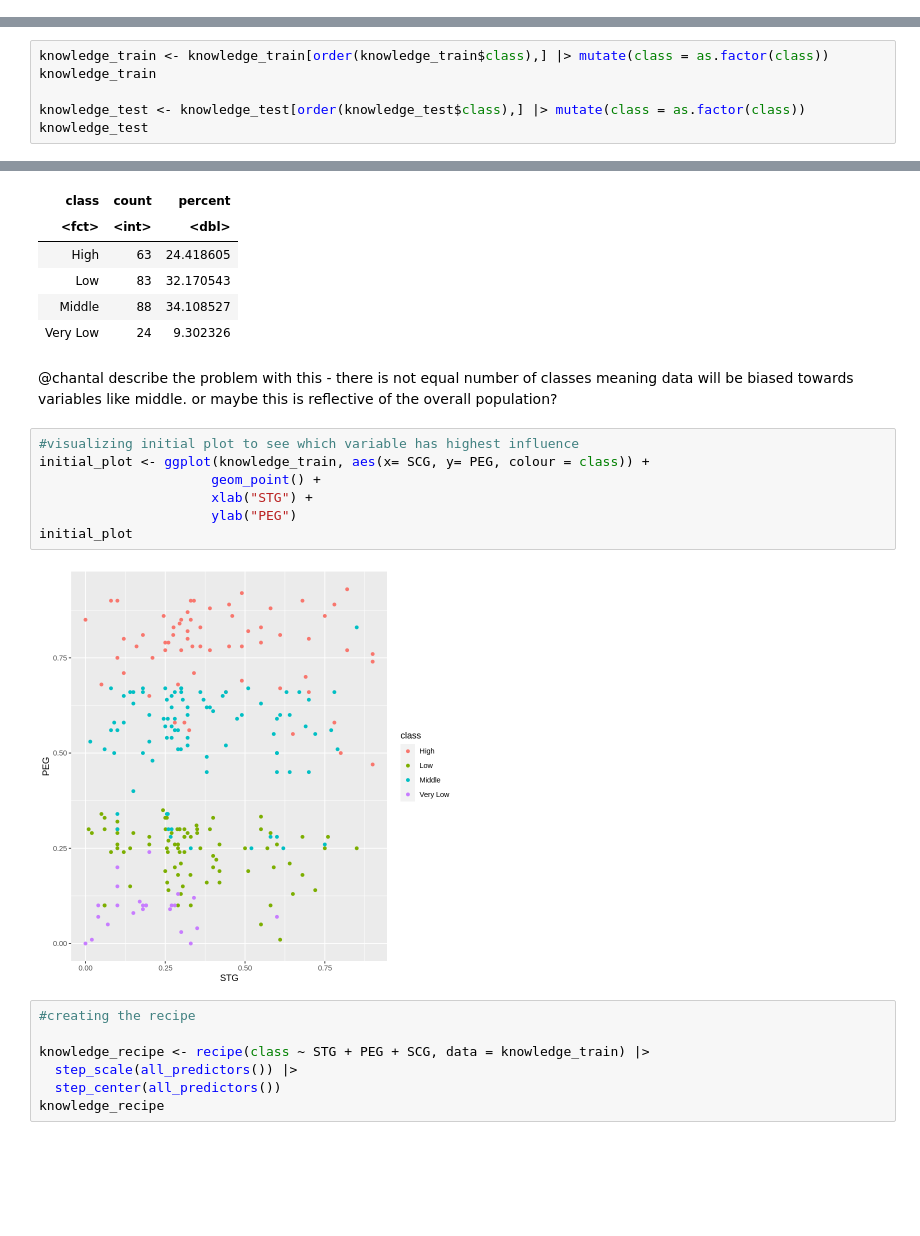
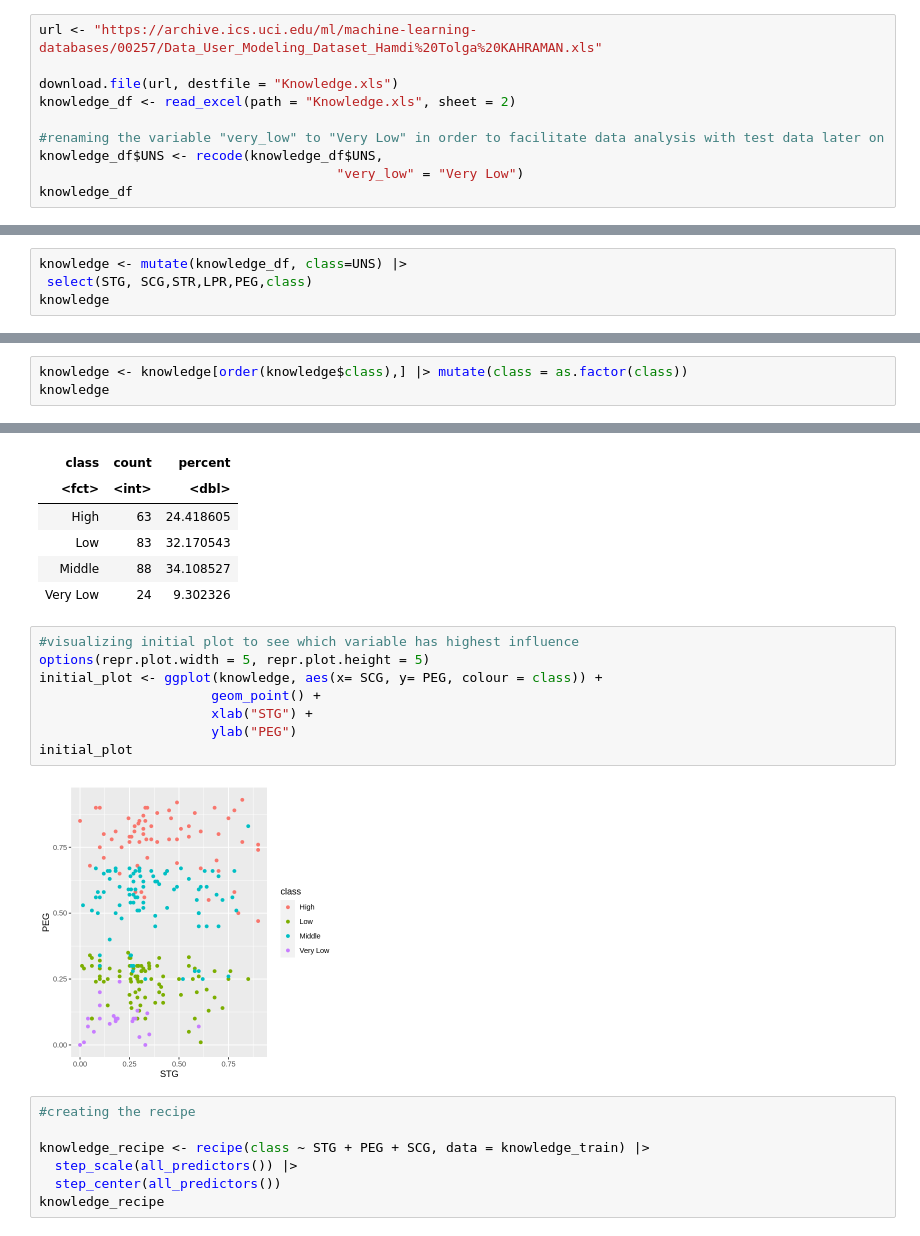
Before and after one commit to yui-ubc/dsci-100-2022w2-section006-group-27, a Jupyter notebook: group_proposal.ipynb, the cells around one changed output, grey strips where cells are left out. Drawn from its saved outputs; the diff is of its cells as text; blank space fills up the shorter version.

```diff
--- a/group_proposal.ipynb
+++ b/group_proposal.ipynb
@@ -61,0 +33,10 @@ A tibble: 145 × 6
+# %%
+url <- "https://archive.ics.uci.edu/ml/machine-learning-databases/00257/Data_User_Modeling_Dataset_Hamdi%20Tolga%20KAHRAMAN.xls"
+
+download.file(url, destfile = "Knowledge.xls")
+knowledge_df <- read_excel(path = "Knowledge.xls", sheet = 2)
+
+#renaming the variable "very_low" to "Very Low" in order to facilitate data analysis with test data later on
+knowledge_df$UNS <- recode(knowledge_df$UNS,
+                                      "very_low" = "Very Low")
+knowledge_df
@@ -100,0 +67,4 @@ A tibble: 145 × 4
+# %%
+knowledge <- mutate(knowledge_df, class=UNS) |>
+ select(STG, SCG,STR,LPR,PEG,class)
+knowledge
@@ -101,7 +82,4 @@ A tibble: 145 × 4
 # %%
-knowledge_train <- knowledge_train[order(knowledge_train$class),] |> mutate(class = as.factor(class))
-knowledge_train
-
-knowledge_test <- knowledge_test[order(knowledge_test$class),] |> mutate(class = as.factor(class))
-knowledge_test
+knowledge <- knowledge[order(knowledge$class),] |> mutate(class = as.factor(class))
+knowledge
 # %% [output]
@@ -160,17 +114,16 @@ A tibble: 4 × 3
 | Low | 83 | 32.170543 |
 | Middle | 88 | 34.108527 |
 | Very Low | 24 | 9.302326 |
-# %% [markdown]
-@chantal describe the problem with this - there is not equal number of classes meaning data will be biased towards variables like middle. or maybe this is reflective of the overall population?
 # %%
 #visualizing initial plot to see which variable has highest influence
-initial_plot <- ggplot(knowledge_train, aes(x= SCG, y= PEG, colour = class)) +
+options(repr.plot.width = 5, repr.plot.height = 5)
+initial_plot <- ggplot(knowledge, aes(x= SCG, y= PEG, colour = class)) +
                       geom_point() +
                       xlab("STG") +
                       ylab("PEG")
 initial_plot
 # %% [output]
-[figure, old version]
+[figure, new version]
 # %%
 #creating the recipe
 
```
Also changed, not shown: parts of 9 cells of this notebook, 3 other files.
